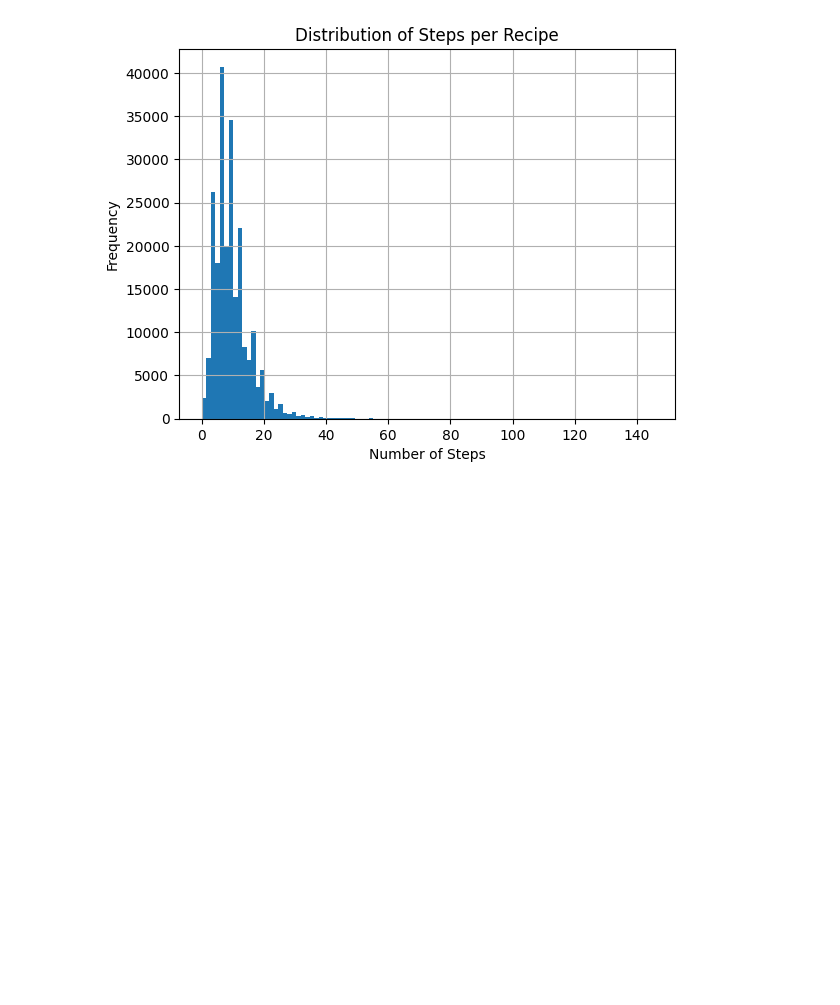
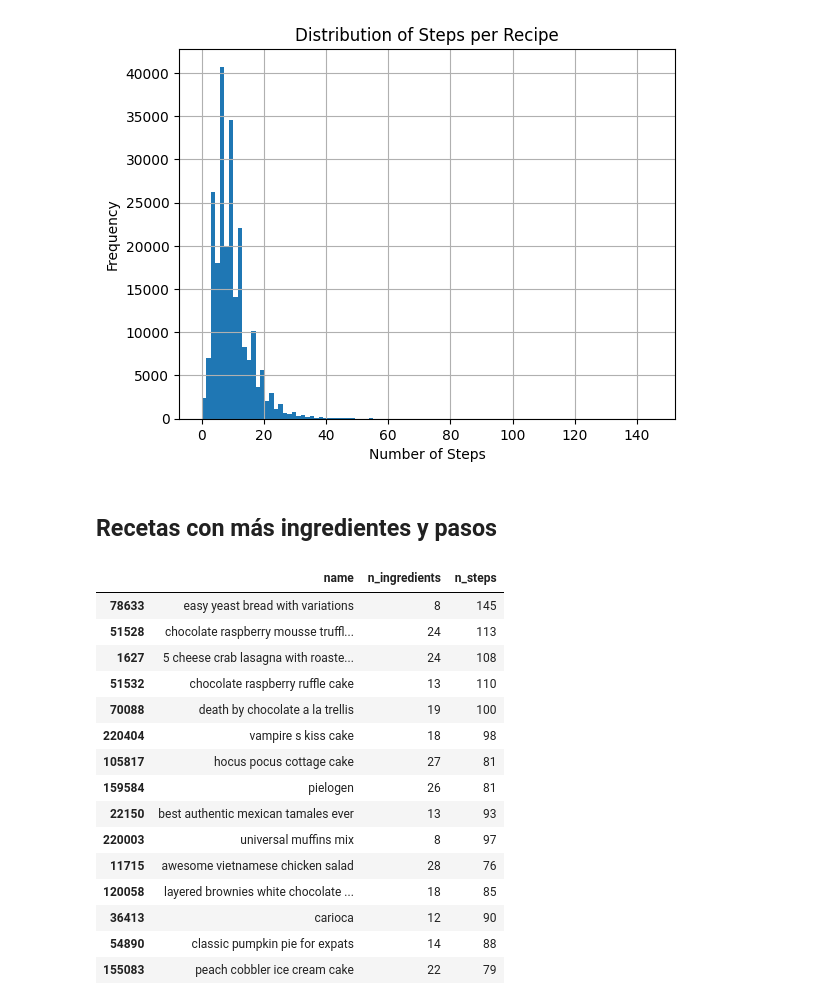
Before and after one commit to MGonza20/ProyectoFinal_DeepLearning, a Jupyter notebook: Exploratory_Analysis.ipynb, the cells around one changed output. Saved outputs shown, nothing was run; the diff lists cells and outputs as text; code cells hidden in the pictures; blank space fills up the shorter version.

Commit message:
Exploratory Analysis - Recipes - Done

```diff
--- a/Exploratory_Analysis.ipynb
+++ b/Exploratory_Analysis.ipynb
@@ -169,3 +167,26 @@ plt.title('Distribution of Steps per Recipe')
 plt.show()
 # %% [output]
 [figure]
+# %% [markdown]
+## Recetas con más ingredientes y pasos
+# %%
+recipes['total'] = recipes['n_ingredients'] + recipes['n_steps']
+recipes_with_most_total = recipes.sort_values(by='total', ascending=False).head(15)
+recipes_with_most_total[['name', 'n_ingredients', 'n_steps']]
+# %% [output]
+|  | name | n_ingredients | n_steps |
+| 78633 | easy yeast bread with variations | 8 | 145 |
+| 51528 | chocolate raspberry mousse truffl... | 24 | 113 |
+| 1627 | 5 cheese crab lasagna with roaste... | 24 | 108 |
+| 51532 | chocolate raspberry ruffle cake | 13 | 110 |
+| 70088 | death by chocolate a la trellis | 19 | 100 |
+| 220404 | vampire s kiss cake | 18 | 98 |
+| 105817 | hocus pocus cottage cake | 27 | 81 |
+| 159584 | pielogen | 26 | 81 |
+| 22150 | best authentic mexican tamales ever | 13 | 93 |
+| 220003 | universal muffins mix | 8 | 97 |
+| 11715 | awesome vietnamese chicken salad | 28 | 76 |
+| 120058 | layered brownies white chocolate ... | 18 | 85 |
+| 36413 | carioca | 12 | 90 |
+| 54890 | classic pumpkin pie for expats | 14 | 88 |
+| 155083 | peach cobbler ice cream cake | 22 | 79 |
```
Also changed, not shown: parts of 9 cells of this notebook.
